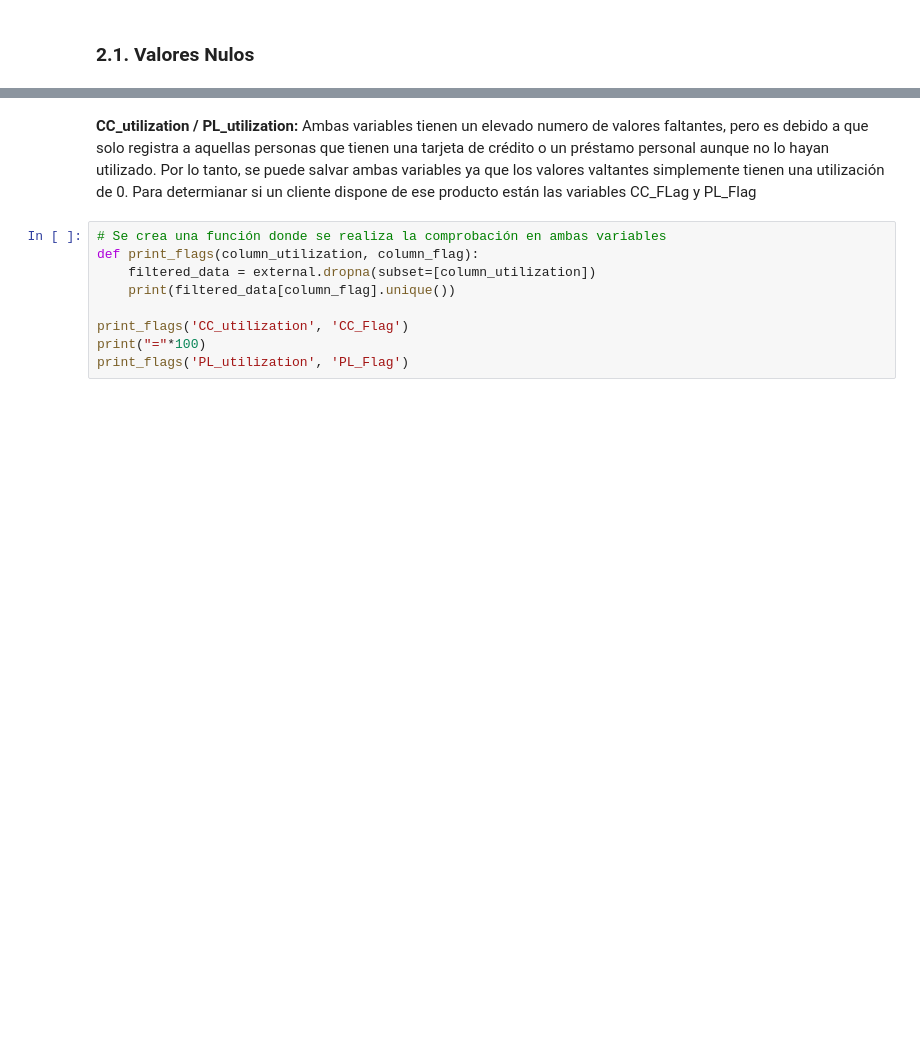
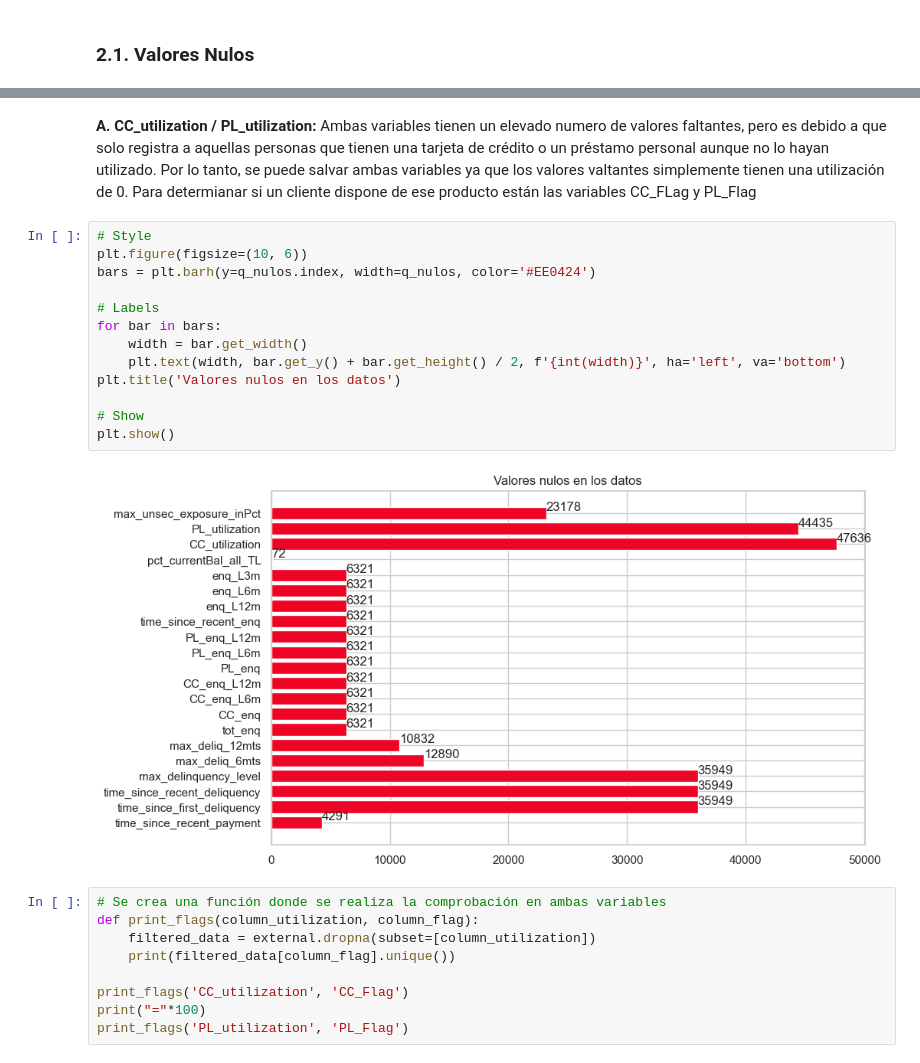
Before and after one commit to Ismaelasoo/ML-Credit-Scoring, a Jupyter notebook: External_EDA.ipynb, the cells around one changed output, grey strips where cells are left out. Drawn from its saved outputs; the diff is of its cells as text; blank space fills up the shorter version.

```diff
--- a/External_EDA.ipynb
+++ b/External_EDA.ipynb
@@ -195,7 +184,22 @@ enq_L6m                           6321       12.31
 time_since_recent_payment         4291        8.36
 pct_currentBal_all_TL               72        0.14
 # %% [markdown]
-**CC_utilization / PL_utilization:** Ambas variables tienen un elevado numero de valores faltantes, pero es debido a que solo registra a aquellas personas que tienen una tarjeta de crédito o un préstamo personal aunque no lo hayan utilizado. Por lo tanto, se puede salvar ambas variables ya que los valores valtantes simplemente tienen una utilización de 0. Para determianar si un cliente dispone de ese producto están las variables CC_FLag y PL_Flag
+**A. CC_utilization / PL_utilization:** Ambas variables tienen un elevado numero de valores faltantes, pero es debido a que solo registra a aquellas personas que tienen una tarjeta de crédito o un préstamo personal aunque no lo hayan utilizado. Por lo tanto, se puede salvar ambas variables ya que los valores valtantes simplemente tienen una utilización de 0. Para determianar si un cliente dispone de ese producto están las variables CC_FLag y PL_Flag
+# %%
+# Style
+plt.figure(figsize=(10, 6))
+bars = plt.barh(y=q_nulos.index, width=q_nulos, color='#EE0424')
+
+# Labels
+for bar in bars:
+    width = bar.get_width()
+    plt.text(width, bar.get_y() + bar.get_height() / 2, f'{int(width)}', ha='left', va='bottom')
+plt.title('Valores nulos en los datos')
+
+# Show
+plt.show()
+# %% [output]
+[figure, added]
 # %%
 # Se crea una función donde se realiza la comprobación en ambas variables
 def print_flags(column_utilization, column_flag):
```
Also changed, not shown: parts of 37 cells of this notebook.
